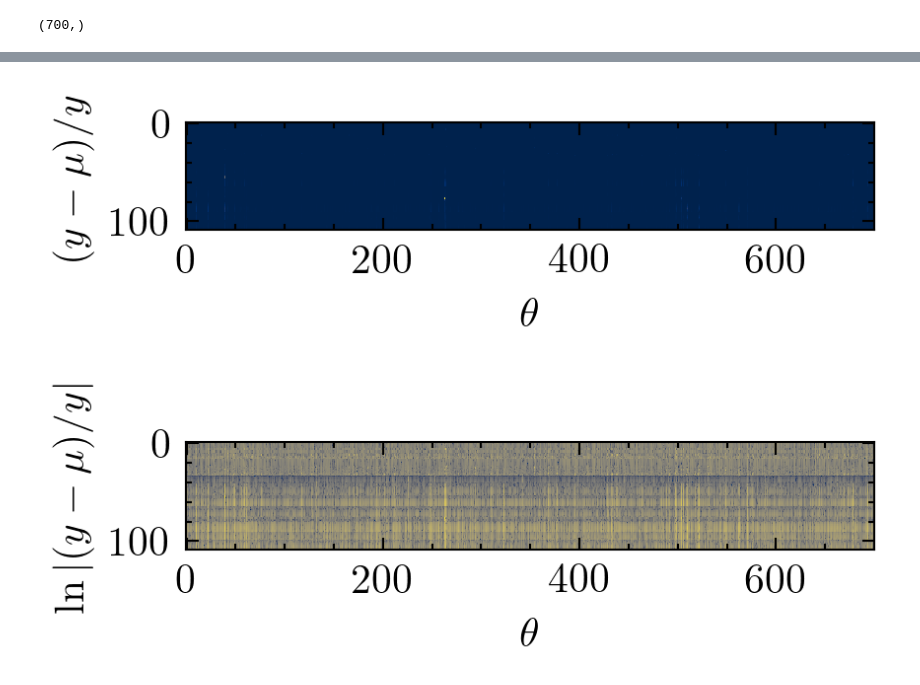
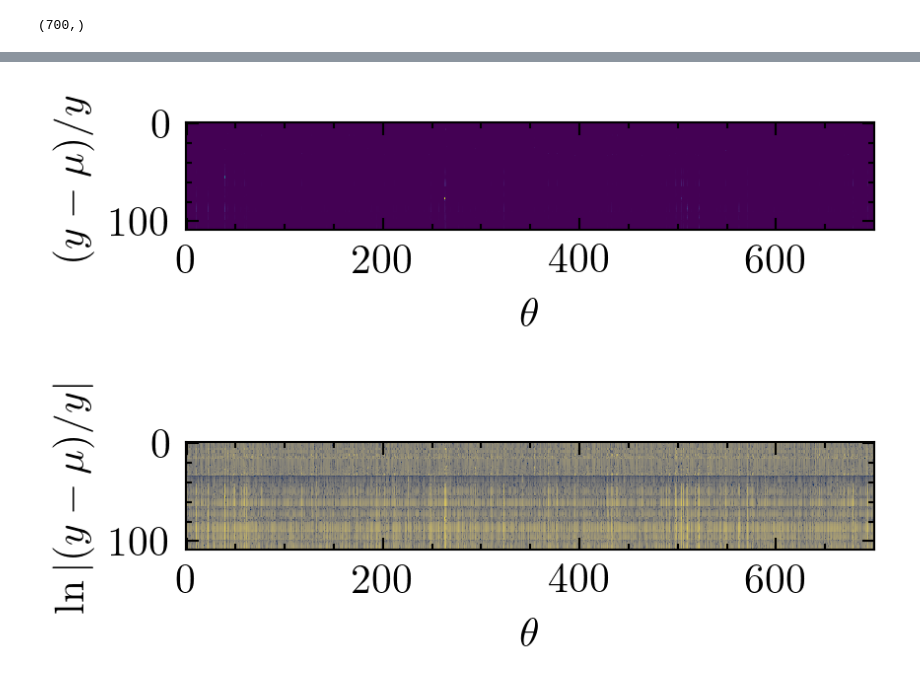
Before and after one commit to odell/r-matrix-emulation, a Jupyter notebook: 3he4he/Test GP Accuracy.ipynb, the cells around one changed output, grey strips where cells are left out. Saved outputs shown, nothing was run; the diff lists cells and outputs as text; code cells hidden in the pictures.

```diff
--- a/3he4he/Test GP Accuracy.ipynb
+++ b/3he4he/Test GP Accuracy.ipynb
@@ -62,6 +68,6 @@ print(np.where(R2 < 0.9)[0].size)
 # %%
-ii = np.where(R2 < 0.9)[0]
-print(ii.shape)
+ii = np.where(R2 < 0.95)[0]
+print(ii.shape, R2.shape)
 R2x = np.array([(y-mu)/y for (y, mu) in zip(f.T[ii, :], p.mean()[ii, :])])
 print(R2x.shape)
 # %% [output]
@@ -109,14 +129,14 @@ with open('emulators/emu_good_' + emu_id + '.pkl', 'wb') as o:
 # %%
 fig, ax = plt.subplots(figsize=(h, h), dpi=300)
 fig.patch.set_facecolor('white')
 
-ax.imshow(np.abs(R2x), cmap='cividis')
+ax.imshow(np.abs(R2x))
 
 ax.set_xlabel(r'$\theta$')
 ax.set_ylabel(r'$(y-\mu)/y$');
 plt.savefig('difficult_observables_vs_training_points.pdf');
 # %% [output]
-[figure, old version]
+[figure, new version]
 # %%
 fig, ax = plt.subplots(figsize=(h, h), dpi=300)
 fig.patch.set_facecolor('white')
```
Also changed, not shown: parts of 10 cells of this notebook, 18 other files.
